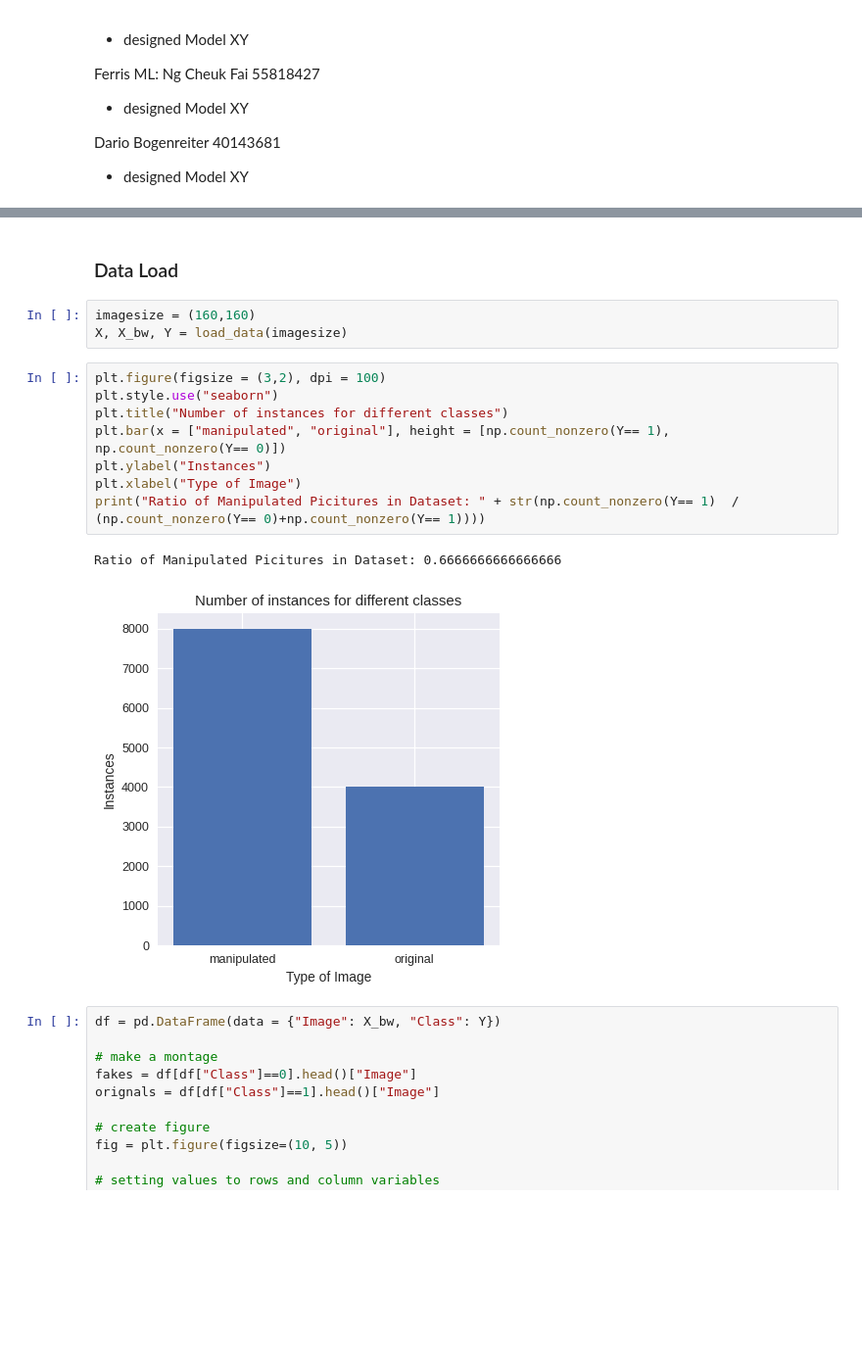
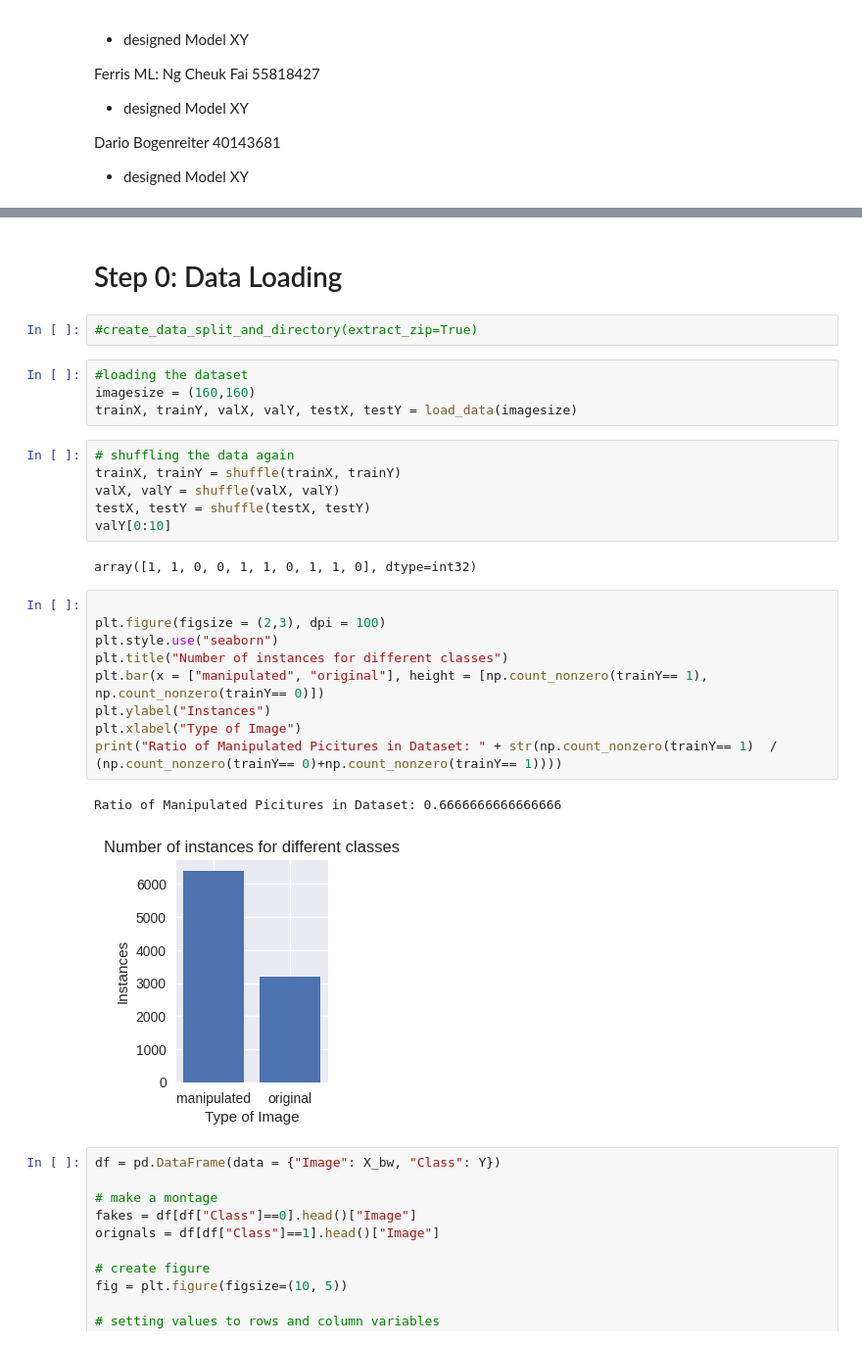
Before and after one commit to dario-x/Deep_Fake_Detection, a Jupyter notebook: main.ipynb, the cells around one changed output, grey strips where cells are left out. Shown at 98% size. Drawn from its saved outputs; the diff is of its cells as text; blank space fills up the shorter version.

Commit message:
changed data loading function

```diff
--- a/main.ipynb
+++ b/main.ipynb
@@ -196,22 +282,34 @@ def plot_training(training_data,train,validation):
     plt.xlabel('Epoch', size = 13)
     plt.legend(['train', 'validation'], loc='upper left')
     plt.show()
-# %% [markdown]
-### Data Load
+# %% [markdown]
+# Step 0: Data Loading
+# %%
+#create_data_split_and_directory(extract_zip=True)
 # %%
+#loading the dataset
 imagesize = (160,160)
-X, X_bw, Y = load_data(imagesize)
+trainX, trainY, valX, valY, testX, testY = load_data(imagesize)
+# %%
+# shuffling the data again
+trainX, trainY = shuffle(trainX, trainY)
+valX, valY = shuffle(valX, valY)
+testX, testY = shuffle(testX, testY)
+valY[0:10]
+# %% [output]
+array([1, 1, 0, 0, 1, 1, 0, 1, 1, 0], dtype=int32)
 # %%
-plt.figure(figsize = (3,2), dpi = 100)
+
+plt.figure(figsize = (2,3), dpi = 100)
 plt.style.use("seaborn")
 plt.title("Number of instances for different classes")
-plt.bar(x = ["manipulated", "original"], height = [np.count_nonzero(Y== 1), np.count_nonzero(Y== 0)])
+plt.bar(x = ["manipulated", "original"], height = [np.count_nonzero(trainY== 1), np.count_nonzero(trainY== 0)])
 plt.ylabel("Instances")
 plt.xlabel("Type of Image")
-print("Ratio of Manipulated Picitures in Dataset: " + str(np.count_nonzero(Y== 1)  / (np.count_nonzero(Y== 0)+np.count_nonzero(Y== 1))))
+print("Ratio of Manipulated Picitures in Dataset: " + str(np.count_nonzero(trainY== 1)  / (np.count_nonzero(trainY== 0)+np.count_nonzero(trainY== 1))))
 # %% [output]
 Ratio of Manipulated Picitures in Dataset: 0.6666666666666666
-[figure, old version]
+[figure, new version]
 # %%
 df = pd.DataFrame(data = {"Image": X_bw, "Class": Y})
 
```
Also changed, not shown: parts of 9 cells of this notebook.
